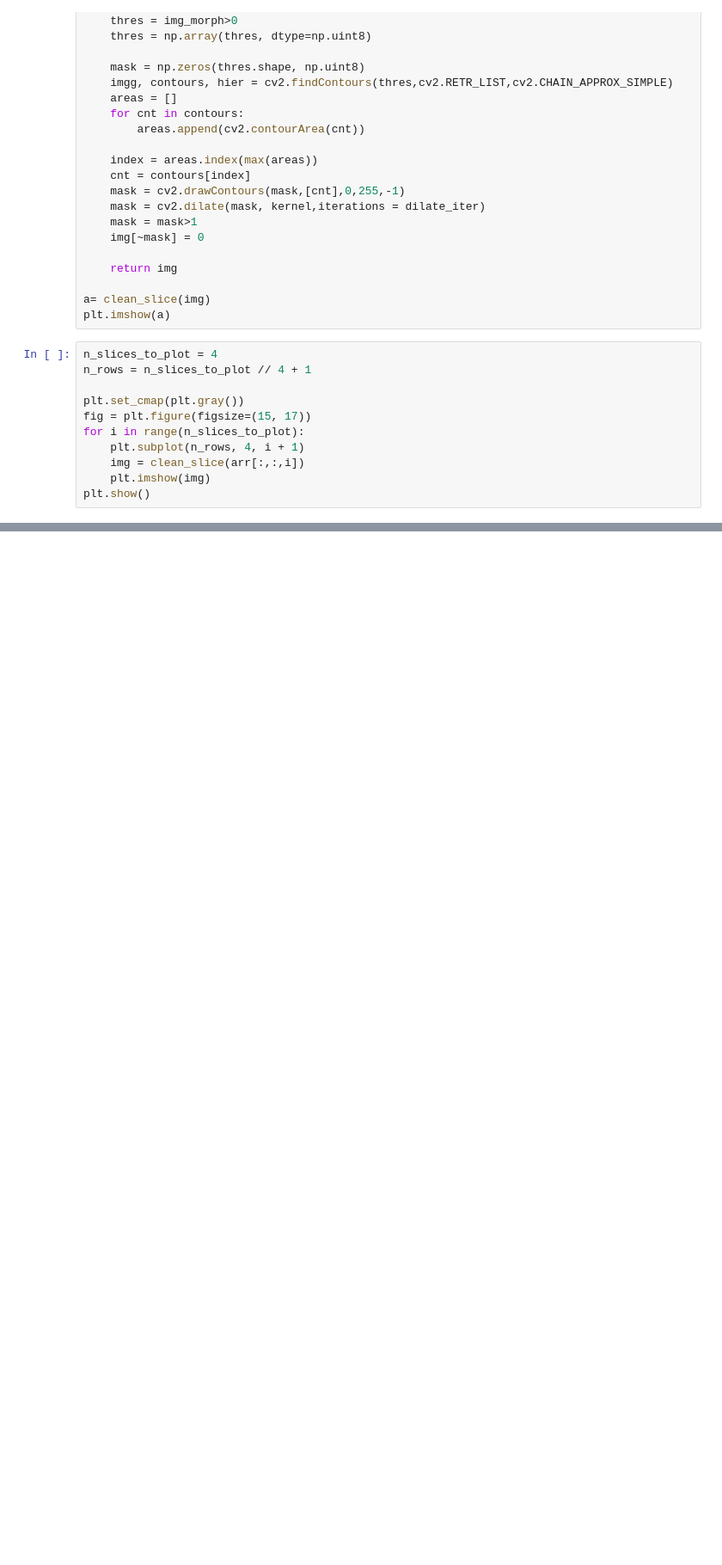
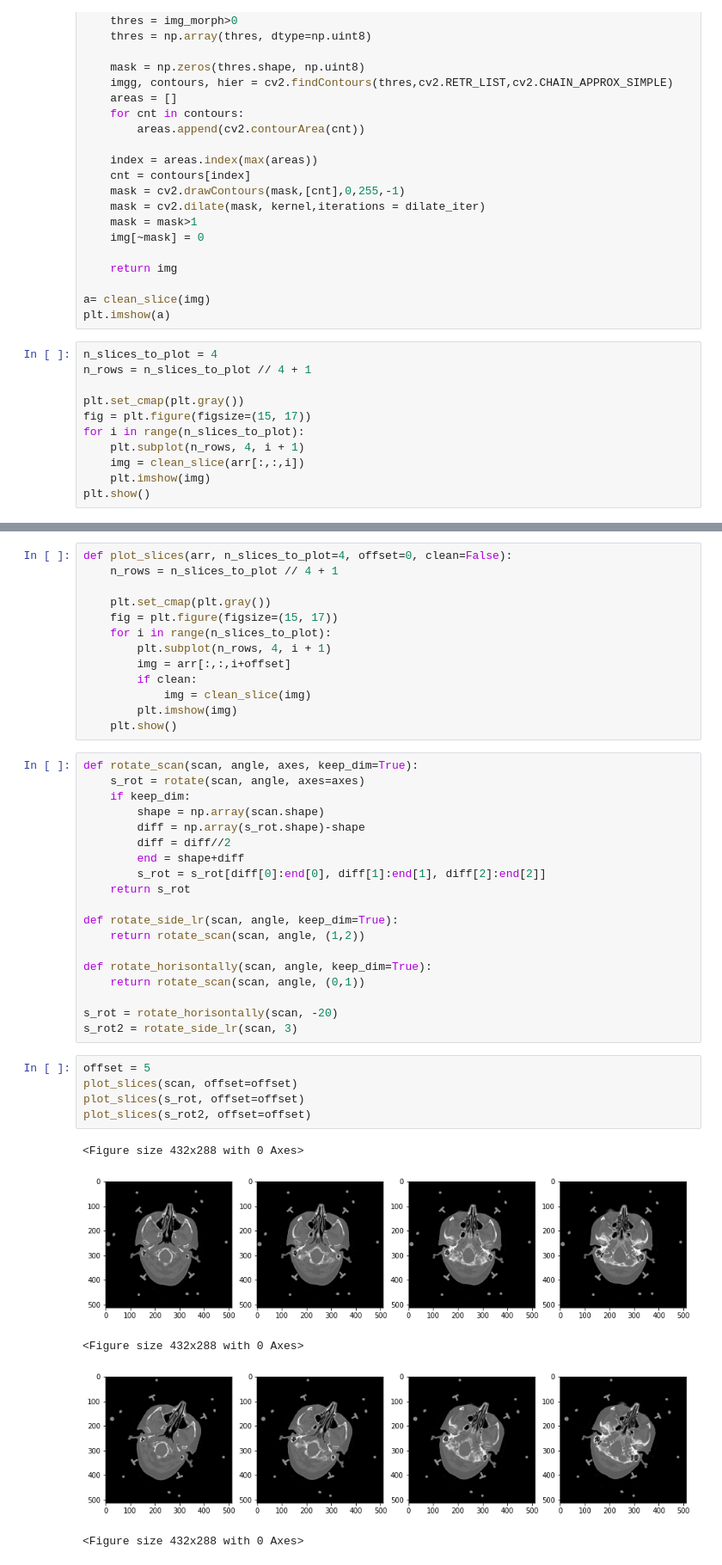
Before and after one commit to ibro45/Brain-Tumor-Detection, a Jupyter notebook: load_and_visualize.ipynb, the cells around one changed output, grey strips where cells are left out. Shown at 86% size. Saved outputs shown, nothing was run; the diff lists cells and outputs as text; blank space fills up the shorter version.

```diff
--- a/load_and_visualize.ipynb
+++ b/load_and_visualize.ipynb
@@ -285,0 +302,43 @@ print("number of brain scans: ", brain_count)
+# %%
+def plot_slices(arr, n_slices_to_plot=4, offset=0, clean=False):
+    n_rows = n_slices_to_plot // 4 + 1
+
+    plt.set_cmap(plt.gray())
+    fig = plt.figure(figsize=(15, 17))
+    for i in range(n_slices_to_plot):
+        plt.subplot(n_rows, 4, i + 1)
+        img = arr[:,:,i+offset]
+        if clean:
+            img = clean_slice(img)
+        plt.imshow(img)
+    plt.show()
+# %%
+def rotate_scan(scan, angle, axes, keep_dim=True):
+    s_rot = rotate(scan, angle, axes=axes)
+    if keep_dim:
+        shape = np.array(scan.shape)
+        diff = np.array(s_rot.shape)-shape
+        diff = diff//2
+        end = shape+diff
+        s_rot = s_rot[diff[0]:end[0], diff[1]:end[1], diff[2]:end[2]]
+    return s_rot
+
+def rotate_side_lr(scan, angle, keep_dim=True):
+    return rotate_scan(scan, angle, (1,2))
+
+def rotate_horisontally(scan, angle, keep_dim=True):
+    return rotate_scan(scan, angle, (0,1))
+
+s_rot = rotate_horisontally(scan, -20)
+s_rot2 = rotate_side_lr(scan, 3)
+# %%
+offset = 5
+plot_slices(scan, offset=offset)
+plot_slices(s_rot, offset=offset)
+plot_slices(s_rot2, offset=offset)
+# %% [output]
+<Figure size 432x288 with 0 Axes>
+[figure, added]
+<Figure size 432x288 with 0 Axes>
+[figure, added]
+<Figure size 432x288 with 0 Axes>
```
Also changed, not shown: parts of 7 cells of this notebook, 1 other file.
